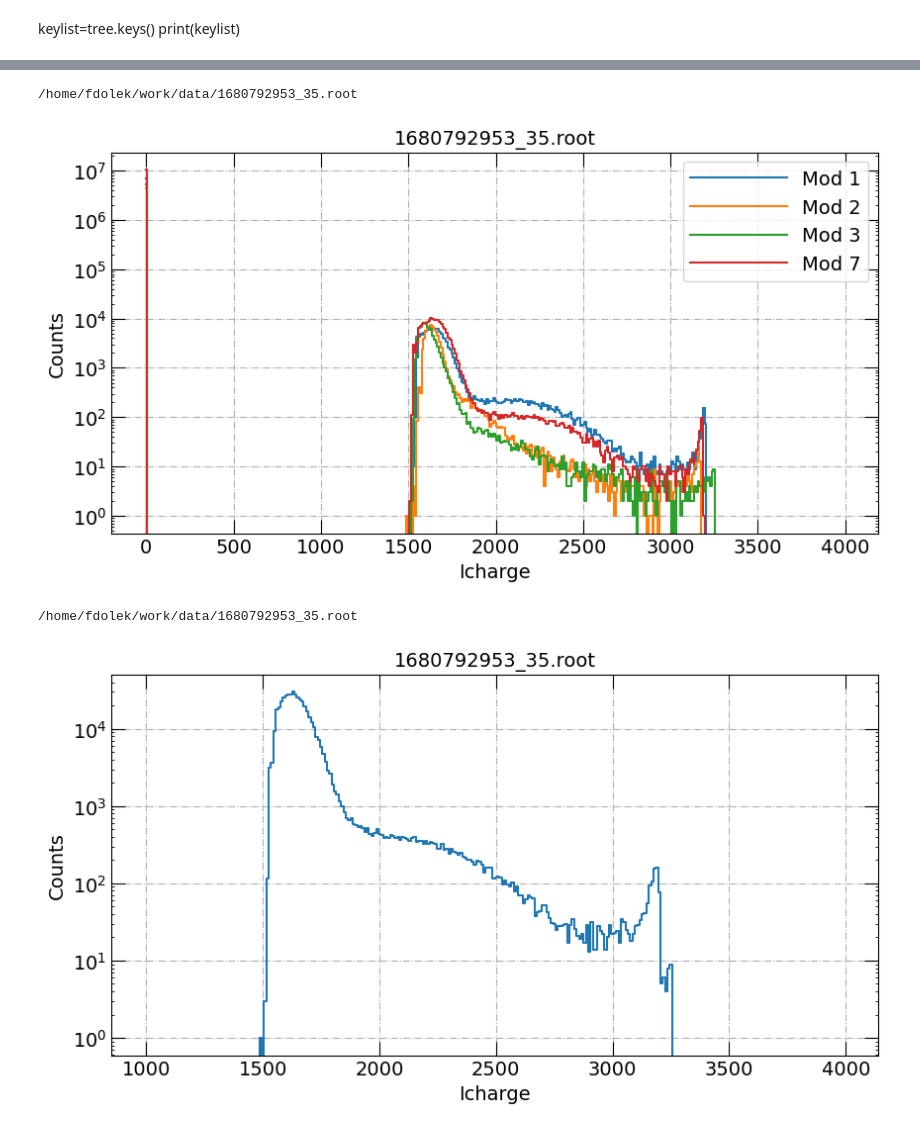
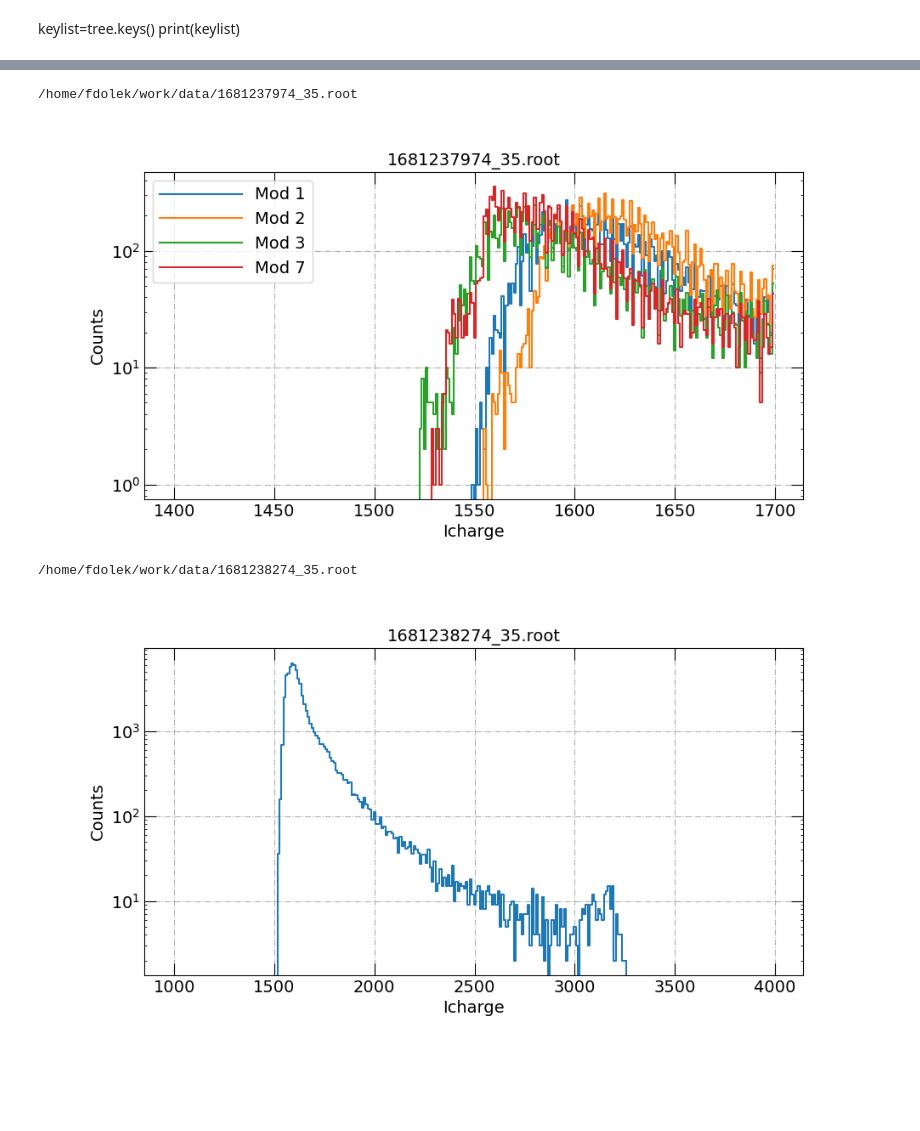
Before and after one commit to dolekVT/pymapmt, a Jupyter notebook: 01_maPMT.ipynb, the cells around one changed output, grey strips where cells are left out. Cells and saved outputs as stored; diff of their text form; code cells hidden in the pictures; blank space fills up the shorter version.

Commit message:
clean second

```diff
--- a/01_maPMT.ipynb
+++ b/01_maPMT.ipynb
@@ -16,7 +16,7 @@ import time
 
 start_time = time.time()
 
-file = uproot.open("/home/fdolek/work/data/1680792953_35.root")
+file = uproot.open("/home/fdolek/work/data/baseline_35.root")
 tree = file["ntuple_sig"]
 
 # Read all branches at once
@@ -38,0 +39,24 @@ Time taken to read and concatenate the data: 0.50 seconds
+# %%
+smodule= all_arrays_stacked[64]
+# %%
+import matplotlib.pyplot as plt
+
+# create a grid of subplots with 1 row and 2 columns
+fig, (ax1, ax2) = plt.subplots(1, 2)
+fig.set_size_inches(10, 5)
+# plot the first histogram in the first subplot
+ax1.hist(smodule, bins=50, histtype="step", log=False)
+ax1.set_xlabel('mod')
+ax1.set_ylabel('Counts')
+
+# plot the second histogram in the second subplot
+ax2.hist(stime_16ns_low, bins=50, histtype="step", log=False)
+ax2.set_xlabel('Time (Low_16ns)')
+ax2.set_ylabel('Counts')
+ax2.set_yscale('log')
+
+# adjust the layout of the subplots
+plt.tight_layout()
+
+# display the plot
+plt.show()
@@ -39,4 +152,6 @@ Time taken to read and concatenate the data: 0.50 seconds
 # %%
+%matplotlib widget
+
 import os
 import uproot
 import awkward as ak
@@ -50,7 +165,7 @@ root_files = [os.path.join(data_dir, f) for f in os.listdir(data_dir) if f.endsw
 
 # Process all files or just a single file
 process_all_files = False
-single_file_name = '1680792953_35.root'
+single_file_name = '1681237974_35.root'
 
 for root_file in root_files:
     if not process_all_files and os.path.basename(root_file) != single_file_name:
@@ -88,34 +203,35 @@ for root_file in root_files:
     def plot_histograms(channels, mod_masks, bin_range, bin_width, title):
         fig, ax = plt.subplots()
         fig.set_size_inches(10, 5)
 
         for i, mod_mask in enumerate(mod_masks):
             hist, bin_edges = np.histogram(channels[:, mod_mask & high2000 ].flatten(), bins=int((bin_range[1]-bin_range[0])/bin_width), range=bin_range)
+
             plt.step(bin_edges[:-1], hist, where='mid', label=mod_labels[i])
 
 
         plt.xlabel('Icharge')
         plt.ylabel('Counts')
         ax.set_yscale('log')
         plt.title(title)
         plt.legend()
         plt.show()
 
     # Define the modulation masks and labels
     mod_masks = [mod1, mod2, mod3, mod7]
     mod_labels = ['Mod 1', 'Mod 2', 'Mod 3', 'Mod 7']
 
     # Define the bin range and width
     #bin_range = (1000, 4000)
     #bin_width = 10
-    bin_range = (0, 4000)
-    bin_width = 10
+    bin_range = (1400, 1700)
+    bin_width = 1
 
     # Set the title of the plot to the file name
     title = os.path.basename(root_file)
 
     # Plot the histograms
     plot_histograms(channels, mod_masks, bin_range, bin_width, title)
 # %% [output]
-/home/fdolek/work/data/1680792953_35.root
+/home/fdolek/work/data/1681237974_35.root
-[figure, old version]
+[figure, new version]
@@ -135,7 +253,7 @@ root_files = [os.path.join(data_dir, f) for f in os.listdir(data_dir) if f.endsw
 
 # Process all files or just a single file
 process_all_files = False
-single_file_name = '1680792953_35.root'
+single_file_name = '1681238274_35.root'
 
 for root_file in root_files:
     if not process_all_files and os.path.basename(root_file) != single_file_name:
@@ -197,8 +315,8 @@ for root_file in root_files:
     # Plot the histogram
     plot_histogram(channels, mod_combined, bin_range, bin_width, title)
 # %% [output]
-/home/fdolek/work/data/1680792953_35.root
+/home/fdolek/work/data/1681238274_35.root
-[figure, old version]
+[figure, new version]
 # %%
 fig, ax = plt.subplots()
 
```
Also changed, not shown: parts of 8 cells of this notebook.
